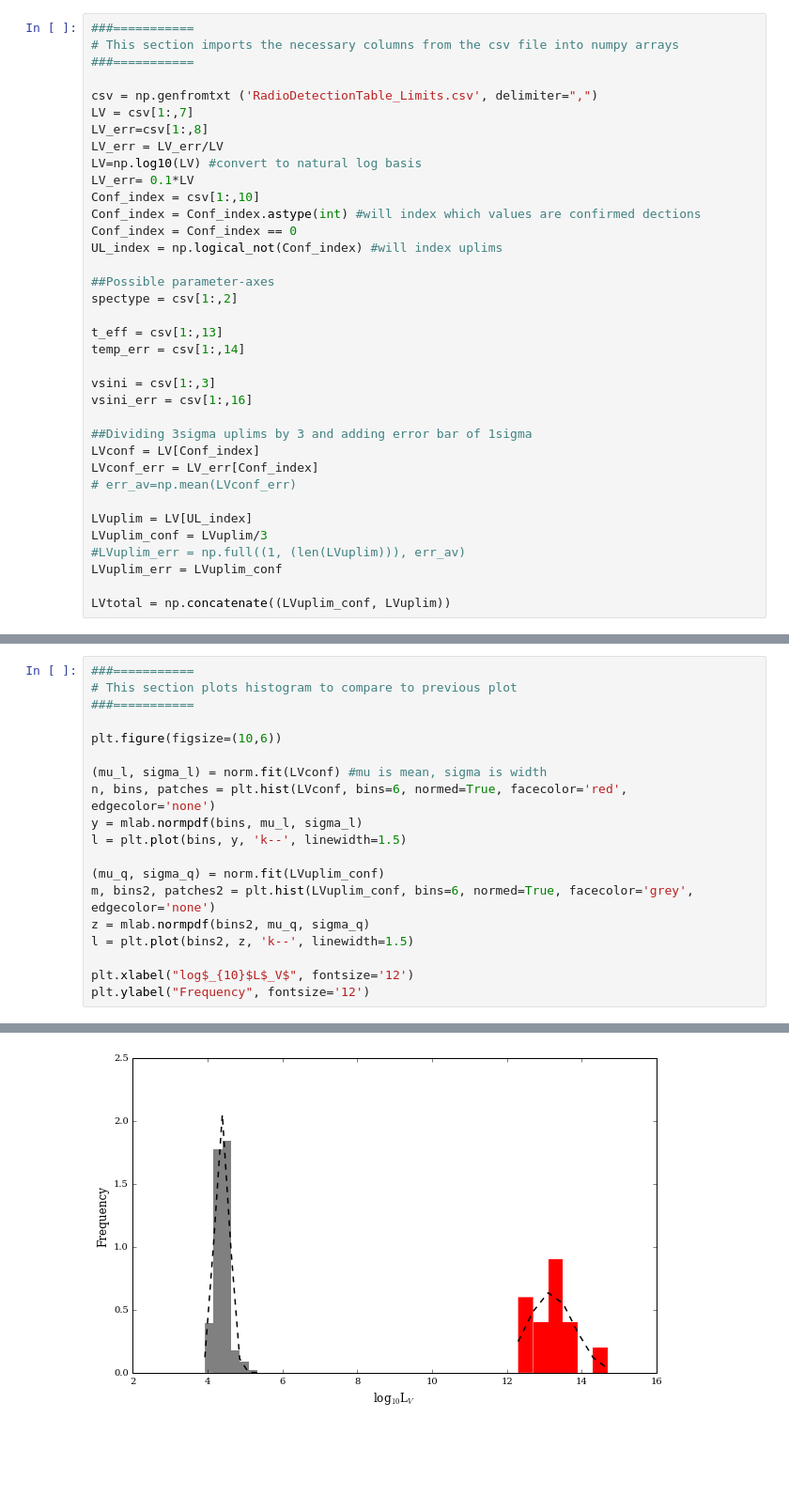
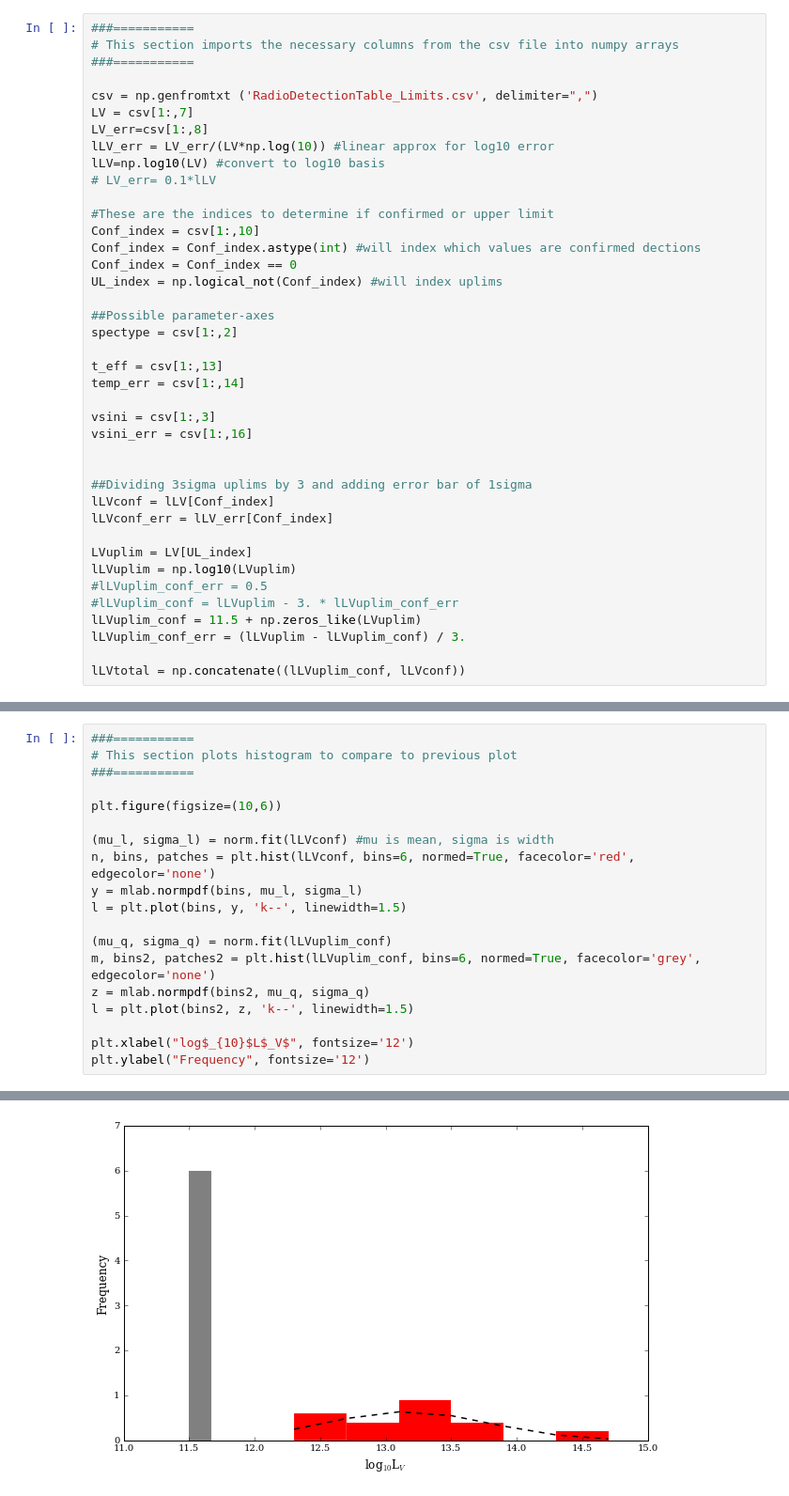
Before and after one commit to elliesch/python_codes, a Jupyter notebook: MixtureModel.ipynb, the cells around one changed output, grey strips where cells are left out. Shown: that part at 94% size. Drawn from its saved outputs; the diff is of its cells as text; blank space fills up the shorter version.

```diff
--- a/MixtureModel.ipynb
+++ b/MixtureModel.ipynb
@@ -16,9 +17,11 @@ plt.rcParams['font.family']='serif'
 csv = np.genfromtxt ('RadioDetectionTable_Limits.csv', delimiter=",")
 LV = csv[1:,7]
 LV_err=csv[1:,8]
-LV_err = LV_err/LV
-LV=np.log10(LV) #convert to natural log basis
-LV_err= 0.1*LV
+lLV_err = LV_err/(LV*np.log(10)) #linear approx for log10 error
+lLV=np.log10(LV) #convert to log10 basis
+# LV_err= 0.1*lLV
+
+#These are the indices to determine if confirmed or upper limit
 Conf_index = csv[1:,10]
 Conf_index = Conf_index.astype(int) #will index which values are confirmed dections
 Conf_index = Conf_index == 0
@@ -33,17 +36,19 @@ temp_err = csv[1:,14]
 vsini = csv[1:,3]
 vsini_err = csv[1:,16]
 
+
 ##Dividing 3sigma uplims by 3 and adding error bar of 1sigma
-LVconf = LV[Conf_index]
-LVconf_err = LV_err[Conf_index]
-# err_av=np.mean(LVconf_err)
+lLVconf = lLV[Conf_index]
+lLVconf_err = lLV_err[Conf_index]
 
 LVuplim = LV[UL_index]
-LVuplim_conf = LVuplim/3
-#LVuplim_err = np.full((1, (len(LVuplim))), err_av)
-LVuplim_err = LVuplim_conf
+lLVuplim = np.log10(LVuplim)
+#lLVuplim_conf_err = 0.5
+#lLVuplim_conf = lLVuplim - 3. * lLVuplim_conf_err
+lLVuplim_conf = 11.5 + np.zeros_like(LVuplim)
+lLVuplim_conf_err = (lLVuplim - lLVuplim_conf) / 3.
 
-LVtotal = np.concatenate((LVuplim_conf, LVuplim))
+lLVtotal = np.concatenate((lLVuplim_conf, lLVconf))
 # %%
 ###===========
 # This section plots the data, 1 with uplims and one with uplims-->confirmed, vs. temperature
@@ -139,22 +160,22 @@ plt.tick_params(axis='y', labelleft='off')
 # %%
 ###===========
 # This section plots histogram to compare to previous plot
 ###===========
 
 plt.figure(figsize=(10,6))
 
-(mu_l, sigma_l) = norm.fit(LVconf) #mu is mean, sigma is width
-n, bins, patches = plt.hist(LVconf, bins=6, normed=True, facecolor='red', edgecolor='none')
+(mu_l, sigma_l) = norm.fit(lLVconf) #mu is mean, sigma is width
+n, bins, patches = plt.hist(lLVconf, bins=6, normed=True, facecolor='red', edgecolor='none')
 y = mlab.normpdf(bins, mu_l, sigma_l)
 l = plt.plot(bins, y, 'k--', linewidth=1.5)
 
-(mu_q, sigma_q) = norm.fit(LVuplim_conf)
-m, bins2, patches2 = plt.hist(LVuplim_conf, bins=6, normed=True, facecolor='grey', edgecolor='none')
+(mu_q, sigma_q) = norm.fit(lLVuplim_conf)
+m, bins2, patches2 = plt.hist(lLVuplim_conf, bins=6, normed=True, facecolor='grey', edgecolor='none')
 z = mlab.normpdf(bins2, mu_q, sigma_q)
 l = plt.plot(bins2, z, 'k--', linewidth=1.5)
 
 plt.xlabel("log$_{10}$L$_V$", fontsize='12')
 plt.ylabel("Frequency", fontsize='12')
 # %% [output]
 <matplotlib.text.Text at 0x...>
-[figure, old version]
+[figure, new version]
```
Also changed, not shown: parts of 5 cells of this notebook.
